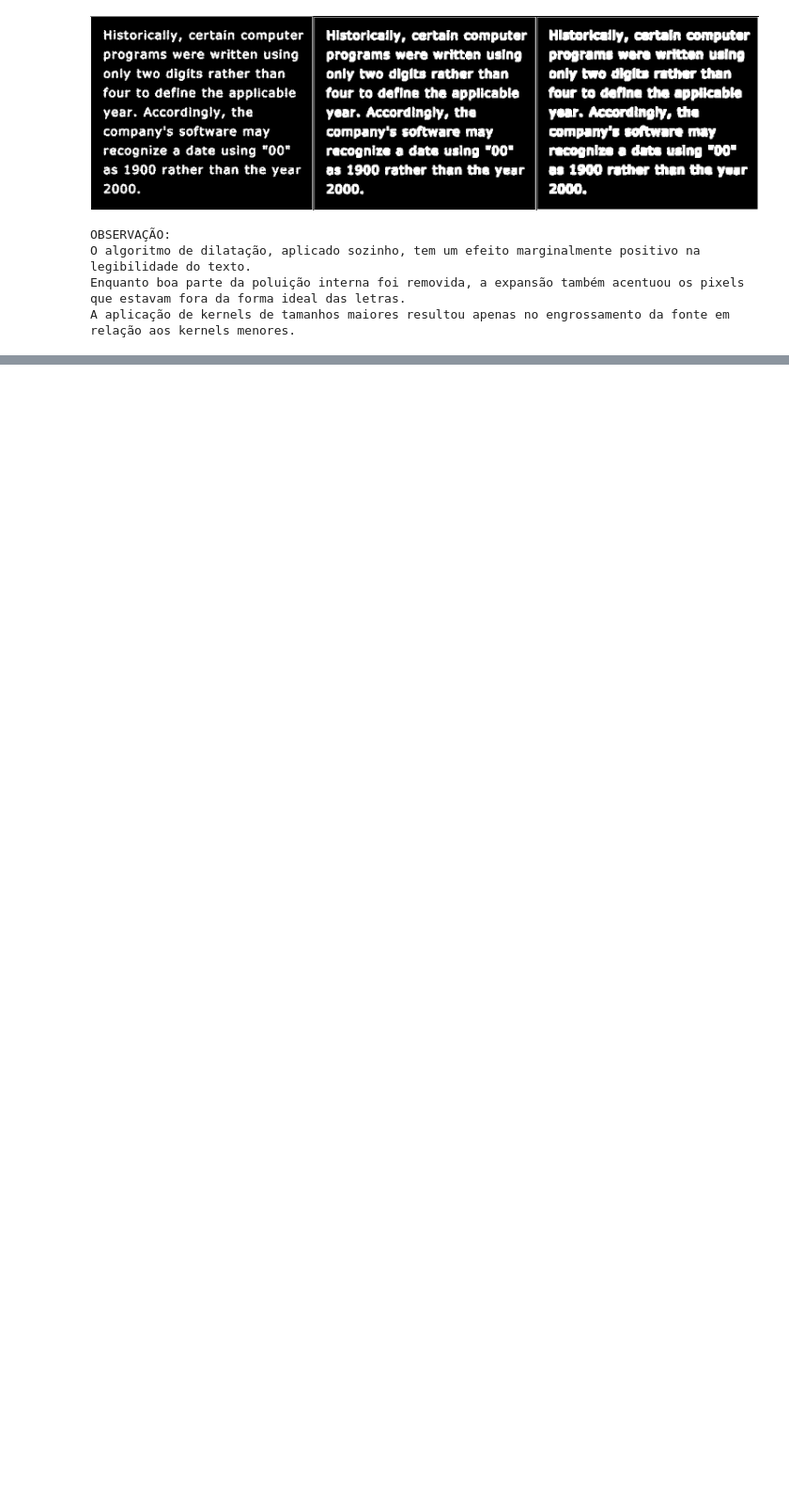
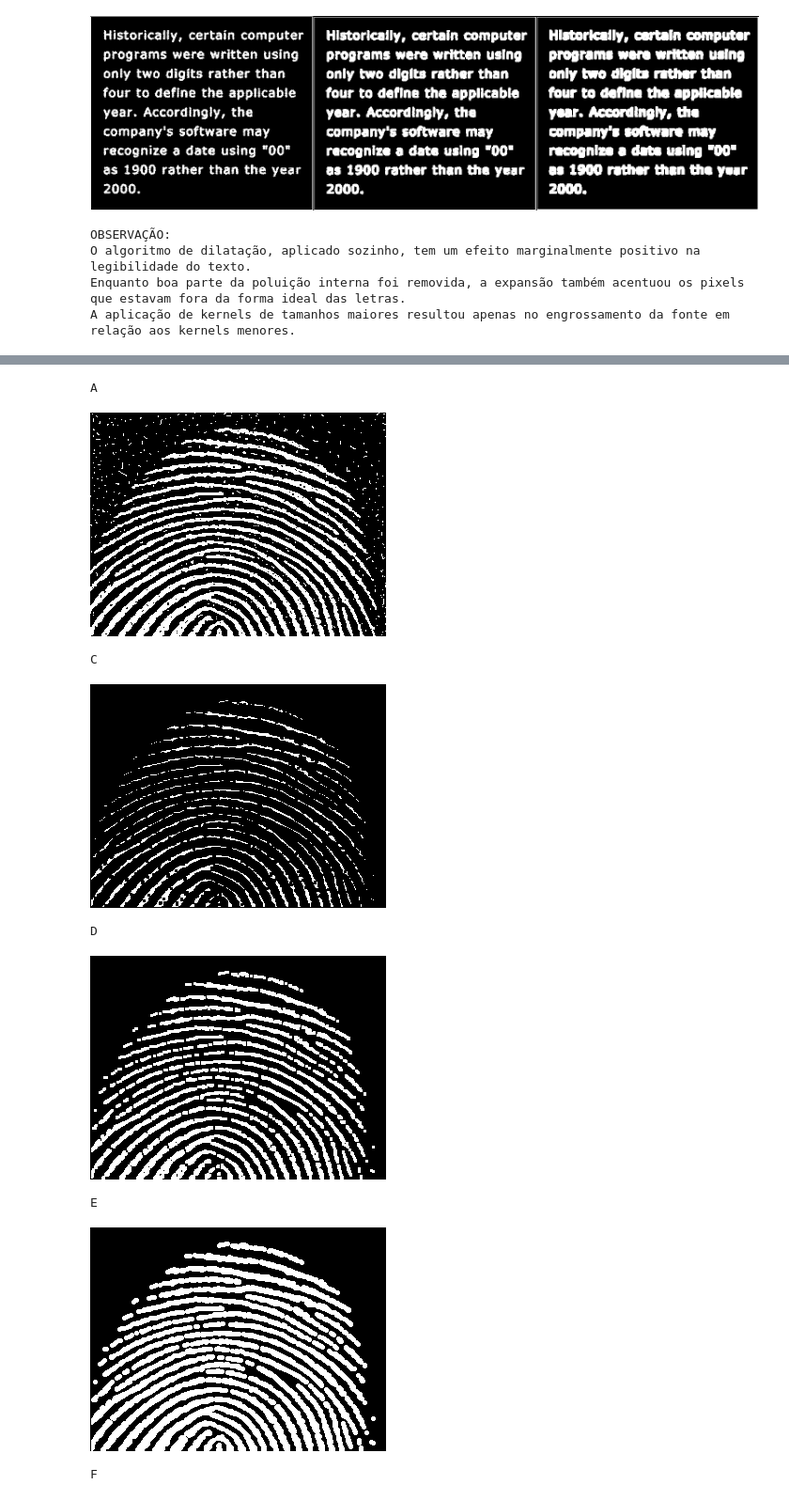
Before and after one commit to viniuniv/PDI-m2.1, a Jupyter notebook: PDI/Prática_Processamento_Morfológico.ipynb, the cells around one changed output, grey strips where cells are left out. Shown at 94% size. Saved outputs shown, nothing was run; the diff lists cells and outputs as text; code cells hidden in the pictures; blank space fills up the shorter version.

```diff
--- a/PDI/Prática_Processamento_Morfológico.ipynb
+++ b/PDI/Prática_Processamento_Morfológico.ipynb
@@ -191,3 +224,45 @@ A aplicação de kernels de tamanhos maiores resultou apenas no engrossamento da
 7. Aplique o processamento indicado na image abaixo usando a figura ImagensMorfologia/Fig0911(a)(noisy_fingerprint)
 
 ![image.png](embedded-picture-1)
+# %%
+## funções de abertura e fechamento, utilizando as funções de dilatação e erosão já feitas
+def abertura(img, kernel, qtd = 1):
+  for _i in range(qtd):
+    img = erosao(img, kernel)
+    img = dilatacao(img, kernel)
+  return img
+
+def fechamento(img, kernel, qtd=1):
+  for _i in range(qtf):
+    img = dilatacao(img, kernel)
+    img = erosao(img, kernel)
+  return img
+
+
+
+imgaf_a = cv2.imread("/content/Fig0911(a)(noisy_fingerprint).tif", cv2.IMREAD_GRAYSCALE)
+imgaf_c = erosao(imgaf, kernel_3x3_2) ## kernel 3x3_2 = kernel B da ilustração
+imgaf_d = abertura(imgaf, kernel_3x3_2)
+imgaf_e = dilatacao(abertura(imgaf, kernel_3x3_2))
+imgaf_f = abertura(imgaf, kernel_3x3_2, 2)
+
+print("A")
+cv2_imshow(imgaf_a)
+print("C")
+cv2_imshow(imgaf_c)
+print("D")
+cv2_imshow(imgaf_d)
+print("E")
+cv2_imshow(imgaf_e)
+print("F")
+cv2_imshow(imgaf_f)
+# %% [output]
+A
+[figure, added]
+C
+[figure, added]
+D
+[figure, added]
+E
+[figure, added]
+F
```
Also changed, not shown: parts of 3 cells of this notebook.
